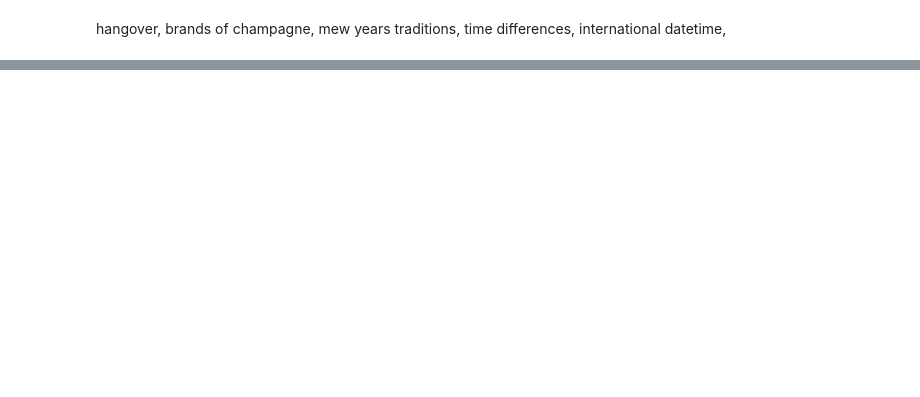
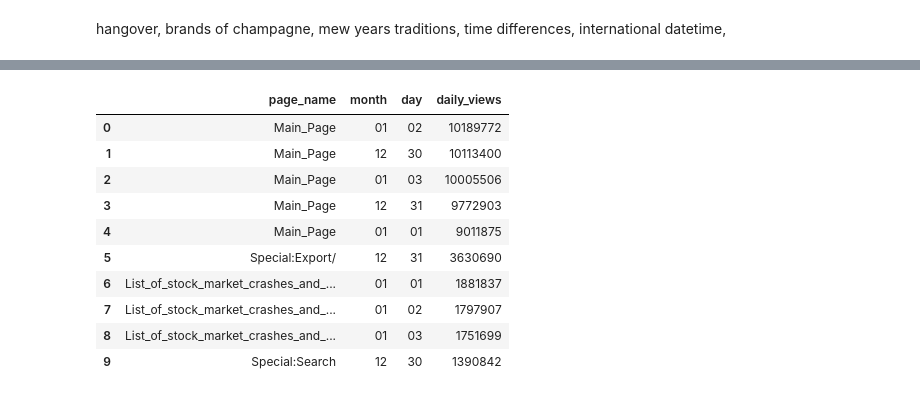
Before and after one commit to hougs/py-hadoop-tutorial, a Jupyter notebook: Data Exploration-Learning the Ibis API.ipynb, the cells around one changed output, grey strips where cells are left out. Drawn from its saved outputs; the diff is of its cells as text; code cells hidden in the pictures; blank space fills up the shorter version.

```diff
--- a/Data Exploration-Learning the Ibis API.ipynb
+++ b/Data Exploration-Learning the Ibis API.ipynb
@@ -223,0 +173,16 @@ champagne_df.sort(['day', 'hour'])
+# %%
+w_daily_views = nn_pg_views.group_by(['page_name', 'month', 'day']).aggregate(daily_views=nn_pg_views.n_views.sum())
+
+ibis_conn.execute(w_daily_views.sort_by((w_daily_views.daily_views, False)).limit(10))
+# %% [output]
+|  | page_name | month | day | daily_views |
+| 0 | Main_Page | 01 | 02 | 10189772 |
+| 1 | Main_Page | 12 | 30 | 10113400 |
+| 2 | Main_Page | 01 | 03 | 10005506 |
+| 3 | Main_Page | 12 | 31 | 9772903 |
+| 4 | Main_Page | 01 | 01 | 9011875 |
+| 5 | Special:Export/ | 12 | 31 | 3630690 |
+| 6 | List_of_stock_market_crashes_and_... | 01 | 01 | 1881837 |
+| 7 | List_of_stock_market_crashes_and_... | 01 | 02 | 1797907 |
+| 8 | List_of_stock_market_crashes_and_... | 01 | 03 | 1751699 |
+| 9 | Special:Search | 12 | 30 | 1390842 |
```
Also changed, not shown: parts of 19 cells of this notebook.
